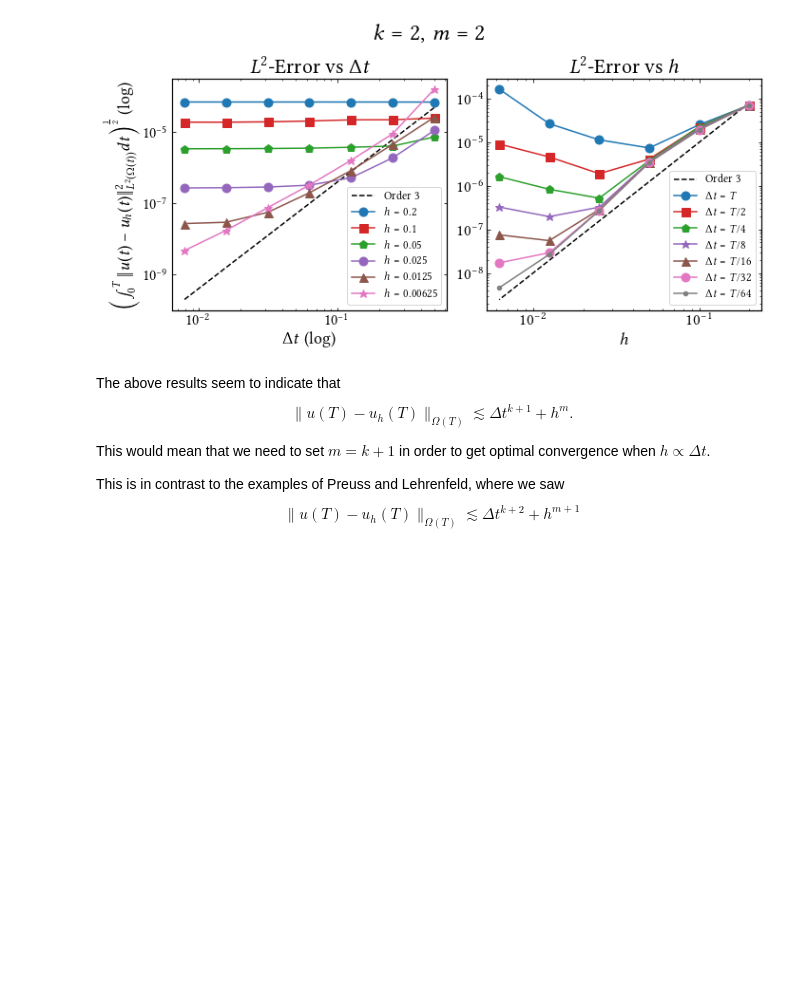
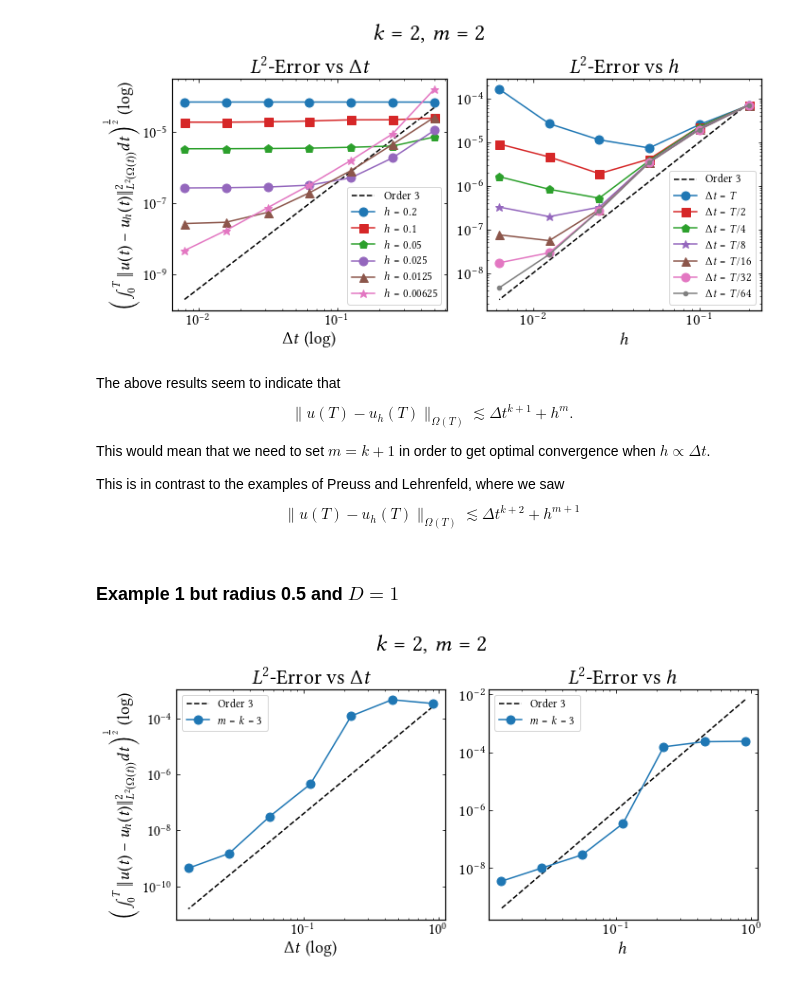
Before and after one commit to CutFEM/CutFEM-Library, a Jupyter notebook: notebook/convection_diffusion/example1.ipynb, the cells around one changed output. Cells and saved outputs as stored; diff of their text form; code cells hidden in the pictures; blank space fills up the shorter version.

```diff
--- a/notebook/convection_diffusion/example1.ipynb
+++ b/notebook/convection_diffusion/example1.ipynb
@@ -1483,3 +1487,57 @@ This is in contrast to the examples of Preuss and Lehrenfeld, where we saw
 \begin{equation*}
 \|u(T)-u_h(T)\|_{\Omega(T)} \lesssim \Delta t^{k+2} + h^{m+1}
 \end{equation*}
+# %% [markdown]
+### Example 1 but radius 0.5 and $D=1$
+# %%
+error_conservative_P3P3_fullstab = [0.0003464973043357184, 0.0004699522173386347, 0.0001234794808256494, 4.581026329844958e-07, 3.182116454931847e-08, 1.510680890793479e-09, 4.470414994142387e-10]
+error_conservative_P3P3_fullstab_T = [0.0002406533446822832, 0.0002330463631969538, 0.0001555698592753804, 3.484653591748325e-07, 2.900633399151645e-08, 1.006888869381914e-08, 3.498072003122075e-09]
+
+error_classical_P3P3_fullstab =
+error_classical_P3P3_fullstab_T =
+
+h = [0.9, 0.45, 0.225, 0.1125, 0.05625, 0.028125, 0.0140625]
+dT = [0.25, 0.125, 0.0625, 0.03125, 0.015625, 0.0078125, 0.00390625]
+
+
+# P2 x P2 integrated in time
+fig, (ax1, ax2) = plt.subplots(1, 2, figsize=(10, 5))
+
+ax1.loglog(h, 4.e-4*np.power(h, 4), label=r"Order $3$", linestyle="--", color="black")
+#ax1.loglog(dt, 4.e-4*np.power(dt, 4),label=r"Order $3, 4$", linestyle="--", color="black")
+
+ax1.loglog(h, error_conservative_P3P3_fullstab, label= r"$m=k=3$", marker='o', markersize=9, linestyle="-", color="C0")
+
+#ax1.set_ylim(4e-9, 2)
+#ax1.set_yticks([1e-10, 1e-8, 1e-6, 1e-4, 1e-2])
+ax1.set_xlabel(r"$\Delta t$ (log)")
+ax1.tick_params(axis='both', which='major')
+#ax1.set_ylabel(r"$\|u(T)-u_h(T)\|_{L^2(\Omega(T))}$ (log)")
+ax1.set_ylabel(r"\Big($\int_0^T\|u(t)-u_h(t)\|^2_{L^2(\Omega(t))}dt\Big)^{\frac{1}{2}}$ (log)")
+
+ax1.set_title(r"$L^2$-Error vs $\Delta t$")
+ax1.legend()
+
+#ax1.grid()
+#ax2.loglog(h, .4e-2*np.power(h, 2), linestyle="--", color="black")
+ax2.loglog(h, 1.e-2*np.power(h, 4),label=r"Order $3$", linestyle="--", color="black")
+
+
+ax2.loglog(h, error_conservative_P3P3_fullstab_T, label= r"$m=k=3$", marker='o', markersize=9, linestyle="-", color="C0")
+
+ax2.set_xlabel(r"$h$", fontsize=18)
+ax2.tick_params(axis='both', which='major', labelsize=17)
+ax2.set_title(r"$L^2$-Error vs $h$")
+#ax2.set_ylim(4e-8, 2)
+#ax2.set_xticks([0, 2, 4, 6])
+#ax2.set_yticks([1e-7, 1e-6, 1e-5, 1e-4, 1e-3, 1e-2, 1e-1, 1e0])
+#handles, labels = [(a + b) for a, b in zip(ax1.get_legend_handles_labels(), ax2.get_legend_handles_labels())]
+#fig.legend(handles, labels, loc='lower center', ncols=4, bbox_to_anchor=(0.5, -0.25), fontsize=18, frameon=False)
+fig.suptitle(r"$k=2$, $m=2$", fontsize=24)
+#ax2.grid()
+ax2.legend()
+
+plt.tight_layout()
+plt.show()
+# %% [output]
+[figure, added]
```
Also changed, not shown: parts of 1 cell of this notebook, 6 other files.
